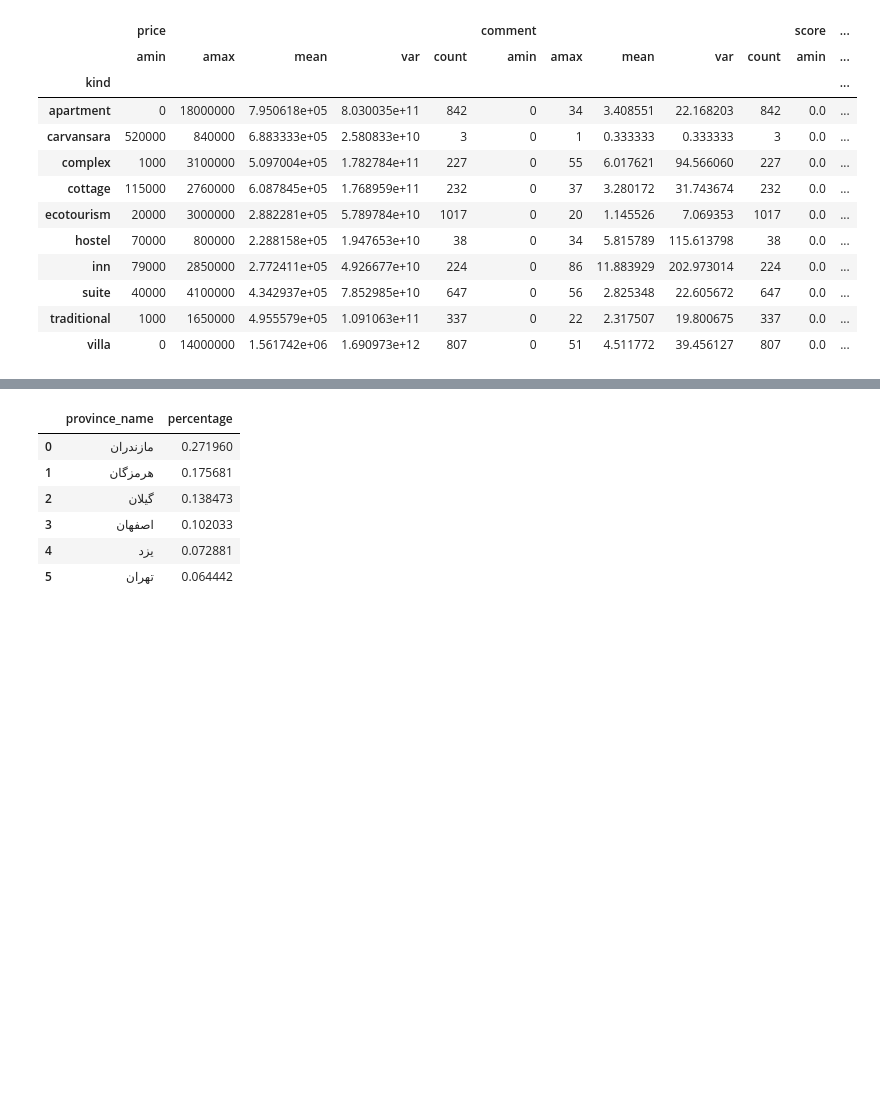
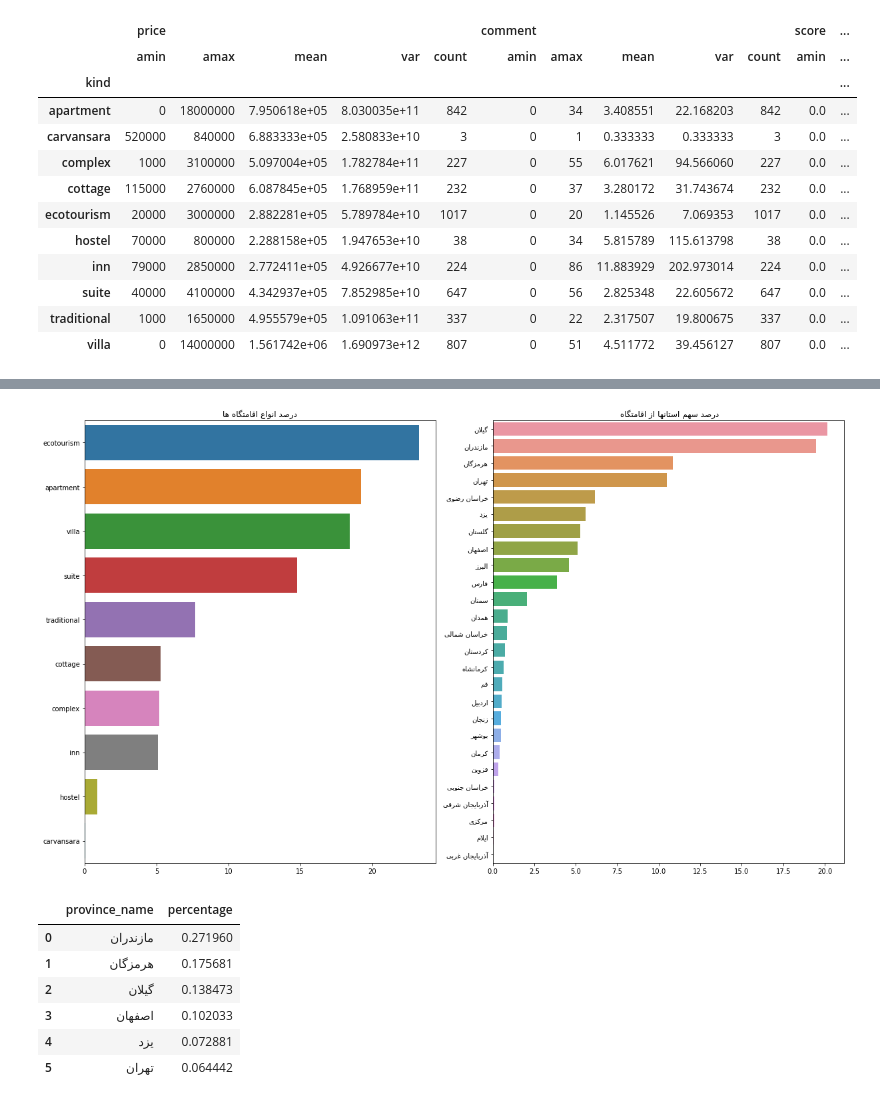
Before and after one commit to amiralimadadi/Jabama_WebScrap, a Jupyter notebook: Accommodations/2-Analysis.ipynb, the cells around one changed output, grey strips where cells are left out. Drawn from its saved outputs; the diff is of its cells as text; code cells hidden in the pictures; blank space fills up the shorter version.

```diff
--- a/Accommodations/2-Analysis.ipynb
+++ b/Accommodations/2-Analysis.ipynb
@@ -231,7 +233,7 @@ g1.set(ylabel=None)
 
 
 x_labels = df['province'].value_counts(sort = True , normalize = True).index.tolist()
-y_labels = df['province'].value_counts(sort = True , normalize = True).tolist()\
+y_labels = df['province'].value_counts(sort = True , normalize = True).tolist()
 y_labels = [element * 100 for element in y_labels]
 persian_labels = [get_display(reshape(label)) for label in x_labels]
 data = {'province':persian_labels, 'percentage':y_labels, 'province_name':x_labels}
@@ -248,3 +249,4 @@ SyntaxError: invalid syntax (<ipython-input-11-06dc4f61a358>, line 17)
+[figure, added]
 # %%
 display(df_temp_province[['province_name','percentage']].head(6))
 display(df_temp_kind[['kind_name','percentage']].head(6))
```
Also changed, not shown: parts of 3 cells of this notebook.
